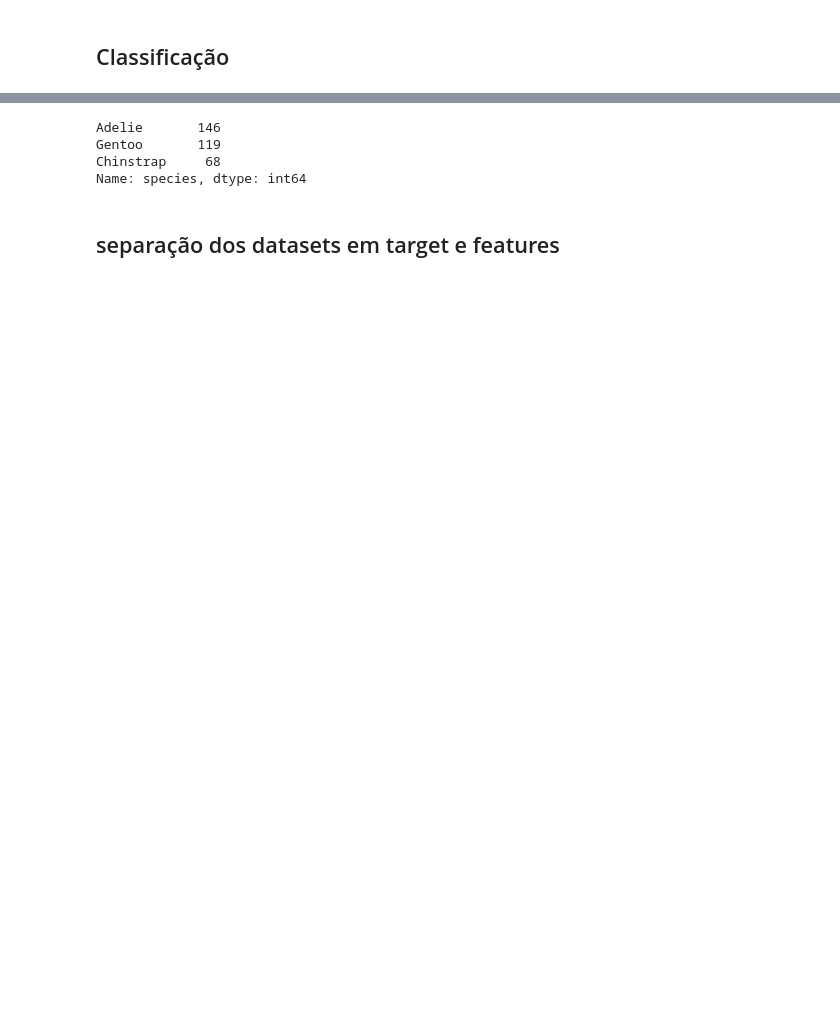
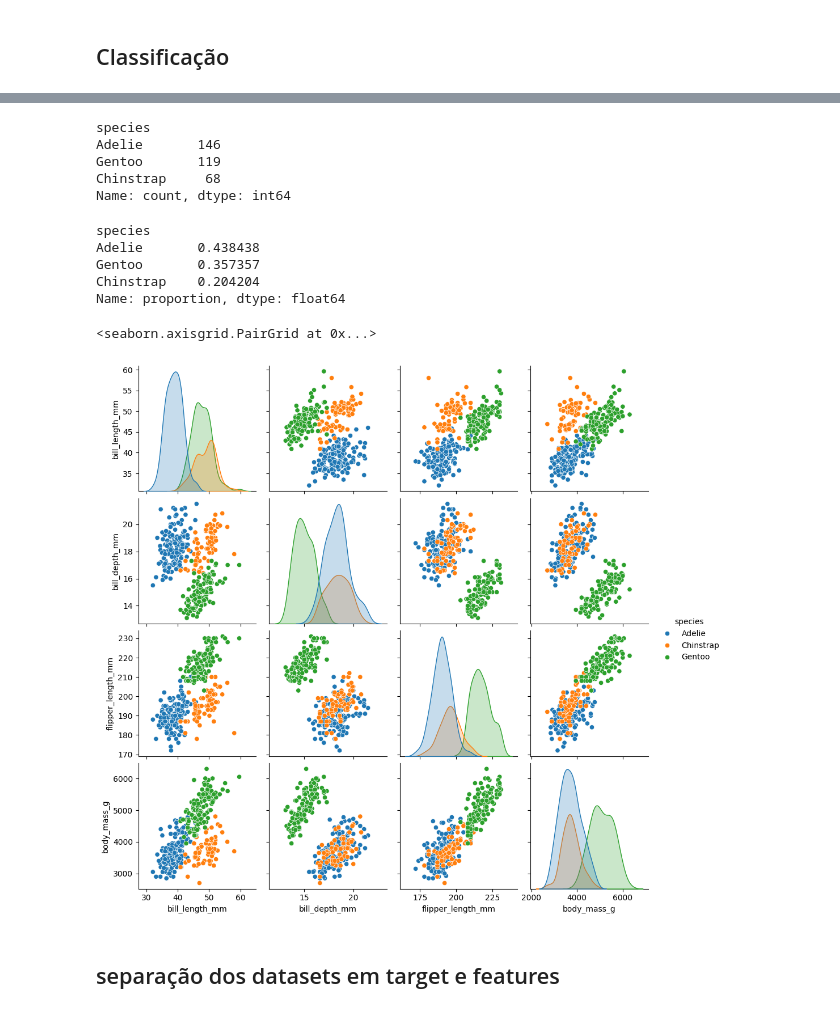
Before and after one commit to vitorgdias/Std-Ada-DS, a Jupyter notebook: Project/Machine_Learning_I/Aula 2 - Fundamentos da Aprendizagem supervisionada - prático.ipynb, the cells around one changed output, grey strips where cells are left out. Drawn from its saved outputs; the diff is of its cells as text; code cells hidden in the pictures; blank space fills up the shorter version.

```diff
--- a/Project/Machine_Learning_I/Aula 2 - Fundamentos da Aprendizagem supervisionada - prático.ipynb
+++ b/Project/Machine_Learning_I/Aula 2 - Fundamentos da Aprendizagem supervisionada - prático.ipynb
@@ -67,0 +151,2 @@ penguins = sns.load_dataset('penguins')
+# %%
+penguins.dropna(inplace=True)
@@ -69,7 +170,8 @@ penguins = sns.load_dataset('penguins')
 ## Quantidade de espécies - classes (target)
 penguins['species'].value_counts()
 # %% [output]
+species
 Adelie       146
 Gentoo       119
 Chinstrap     68
-Name: species, dtype: int64
+Name: count, dtype: int64
@@ -78,5 +178,16 @@ Name: species, dtype: int64
+# %%
+penguins['species'].value_counts(normalize=True)
+# %% [output]
+species
+Adelie       0.438438
+Gentoo       0.357357
+Chinstrap    0.204204
+Name: proportion, dtype: float64
 # %%
-# sns.pairplot(penguins, hue='species')
+sns.pairplot(penguins, hue='species')
+# %% [output]
+<seaborn.axisgrid.PairGrid at 0x...>
+[figure, added]
 # %% [markdown]
 ## separação dos datasets em target e features
 # %%
```
Also changed, not shown: parts of 42 cells of this notebook, 1 other file.
